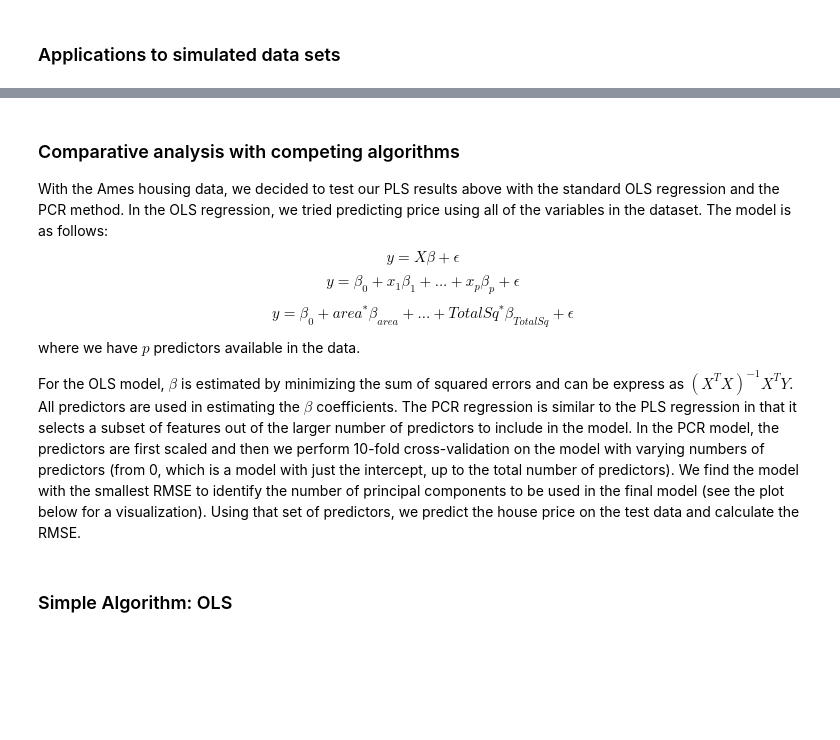
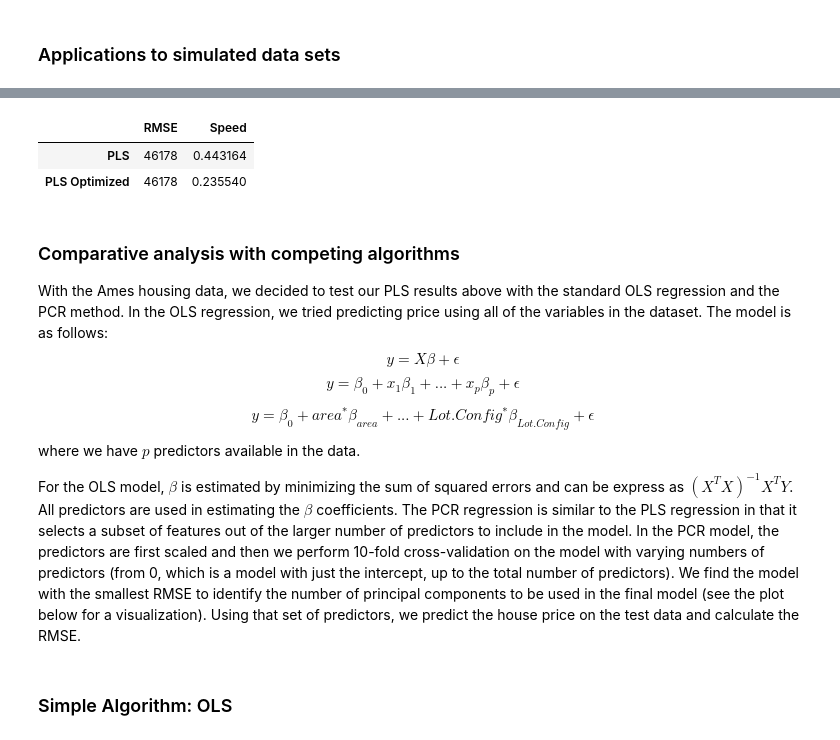
Before and after one commit to cdek11/663---PLS-Report, a Jupyter notebook: Final_Project.ipynb, the cells around one changed output, grey strips where cells are left out. Saved outputs shown, nothing was run; the diff lists cells and outputs as text; code cells hidden in the pictures; blank space fills up the shorter version.

```diff
--- a/Final_Project.ipynb
+++ b/Final_Project.ipynb
@@ -184,12 +466,20 @@ After running the PLS method using the training data and performing cross-valida
+# %%
+# compare accuracy and speed for the pls method (optimized and not)
+pls_comparison = {'RMSE' : [min(pls_rmse_test_list), min(pls_opt_rmse_test_list)], 'Speed' : [pls_reg_speed.best, pls_reg_opt_speed.best]}
+pd.DataFrame(pls_comparison, index=['PLS', 'PLS Optimized'])
+# %% [output]
+|  | RMSE | Speed |
+| PLS | 46178 | 0.443164 |
+| PLS Optimized | 46178 | 0.235540 |
 # %% [markdown]
 ### Comparative analysis with competing algorithms
 
 With the Ames housing data, we decided to test our PLS results above with the standard OLS regression and the PCR method. In the OLS regression, we tried predicting price using all of the variables in the dataset. The model is as follows:
-$$ y = X\beta + \epsilon $$
-$$ y = \beta_0 + x_1\beta_1 + ... + x_p\beta_p + \epsilon $$
-$$ y = \beta_0 + area^*\beta_{area} + ... + TotalSq^*\beta_{TotalSq} + \epsilon $$
+$$y = X\beta + \epsilon$$
+$$y = \beta_0 + x_1\beta_1 + ... + x_p\beta_p + \epsilon$$
+$$y = \beta_0 + area^*\beta_{area} + ... + Lot.Config^*\beta_{Lot.Config} + \epsilon$$
 where we have $p$ predictors available in the data.
 
-For the OLS model, $\beta$ is estimated by minimizing the sum of squared errors and can be express as ${(X^T X)}^{-1} X^TY$. All predictors are used in estimating the $\beta$ coefficients. The PCR regression is similar to the PLS regression in that it selects a subset of features out of the larger number of predictors to include in the model. In the PCR model, the predictors are first scaled and then we perform 10-fold cross-validation on the model with varying numbers of predictors (from 0, which is a model with just the intercept, up to the total number of predictors). We find the model with the smallest RMSE to identify the number of principal components to be used in the final model (see the plot below for a visualization). Using that set of predictors, we predict the house price on the test data and calculate the RMSE.
+For the OLS model, $\beta$ is estimated by minimizing the sum of squared errors and can be express as $(X^T X)^{-1} X^TY$. All predictors are used in estimating the $\beta$ coefficients. The PCR regression is similar to the PLS regression in that it selects a subset of features out of the larger number of predictors to include in the model. In the PCR model, the predictors are first scaled and then we perform 10-fold cross-validation on the model with varying numbers of predictors (from 0, which is a model with just the intercept, up to the total number of predictors). We find the model with the smallest RMSE to identify the number of principal components to be used in the final model (see the plot below for a visualization). Using that set of predictors, we predict the house price on the test data and calculate the RMSE.
 # %% [markdown]
 ### Simple Algorithm: OLS
```
Also changed, not shown: parts of 30 cells of this notebook.
